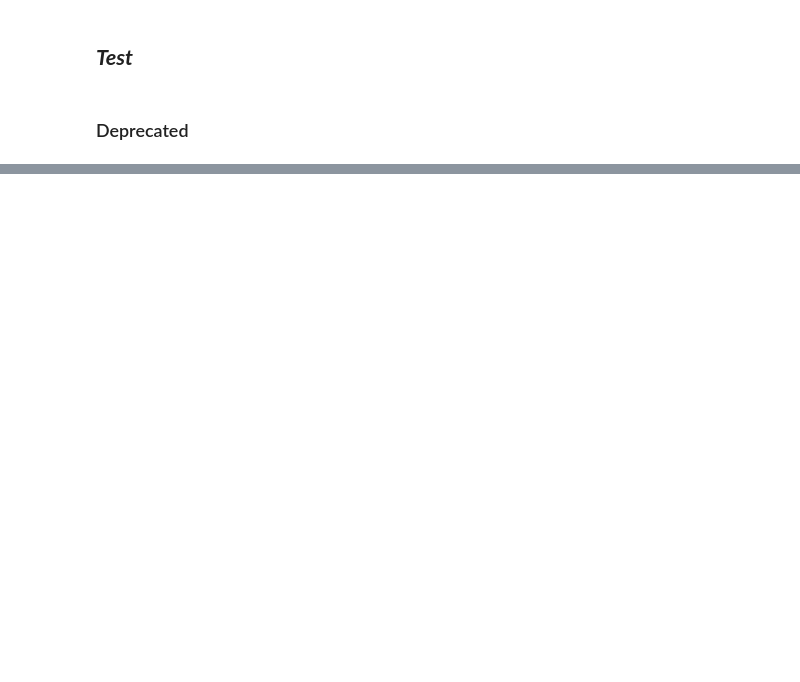
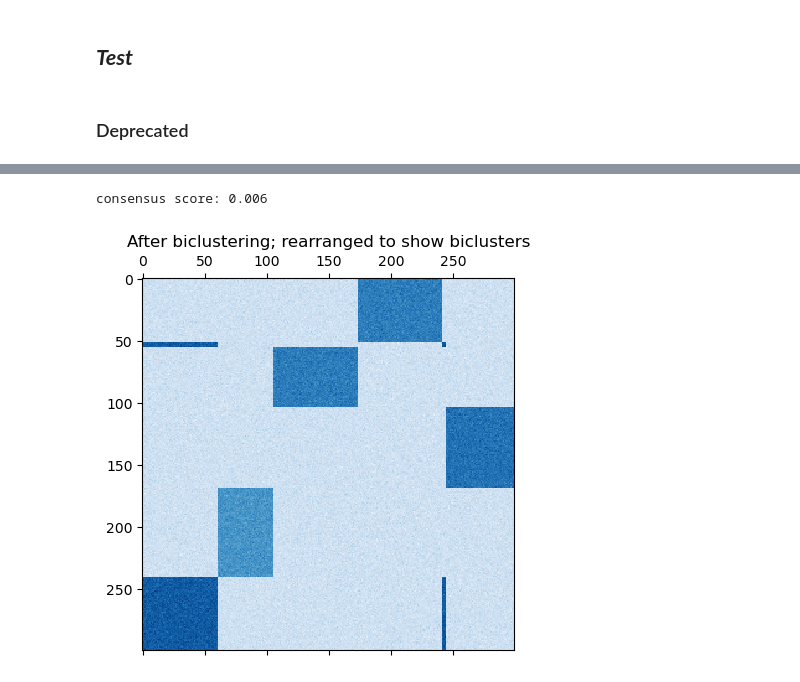
Before and after one commit to ShiuLab/plant_sci_hist, a Jupyter notebook: 7_countries/script_7_5_country_over_time.ipynb, the cells around one changed output, grey strips where cells are left out. Cells and saved outputs as stored; diff of their text form; code cells hidden in the pictures; blank space fills up the shorter version.

```diff
--- a/7_countries/script_7_5_country_over_time.ipynb
+++ b/7_countries/script_7_5_country_over_time.ipynb
@@ -613,0 +757,18 @@ def get_df20(fname, indicator, twn_val, cn_dict_sorted, outname, factor_name):
+# %%
+
+model = SpectralCoclustering(n_clusters=10, random_state=0)
+model.fit(data)
+score = consensus_score(model.biclusters_, (rows[:, row_idx], columns[:, col_idx]))
+
+print("consensus score: {:.3f}".format(score))
+
+fit_data = data[np.argsort(model.row_labels_)]
+fit_data = fit_data[:, np.argsort(model.column_labels_)]
+
+plt.matshow(fit_data, cmap=plt.cm.Blues)
+plt.title("After biclustering; rearranged to show biclusters")
+
+plt.show()
+# %% [output]
+consensus score: 0.006
+[figure, added]
```
Also changed, not shown: parts of 19 cells of this notebook, 1 other file.
